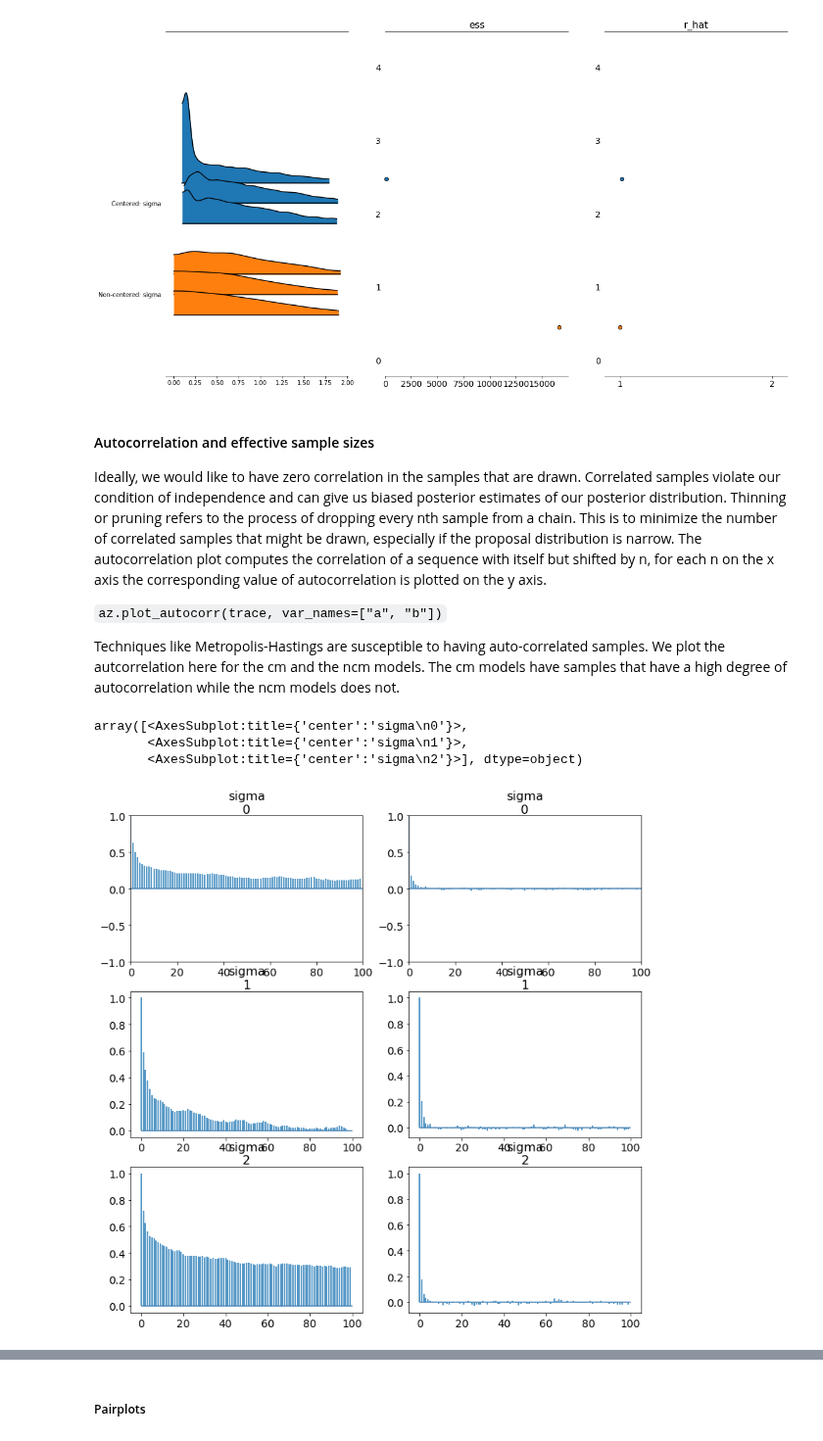
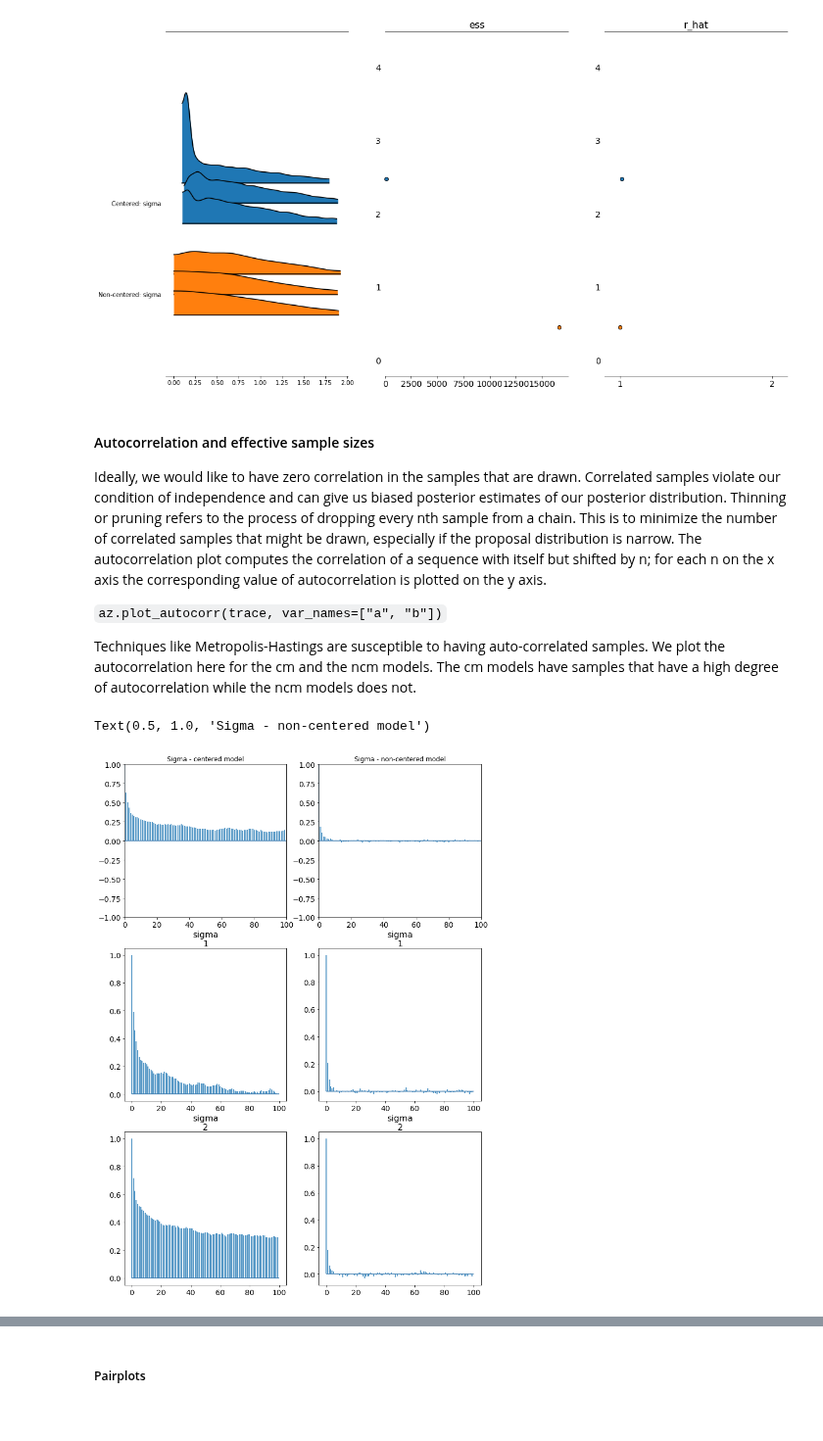
Before and after one commit to sjster/statistical_computing_book, a Jupyter notebook: mini_book/docs/Reparameterization.ipynb, the cells around one changed output, grey strips where cells are left out. Shown at 98% size. Saved outputs shown, nothing was run; the diff lists cells and outputs as text; code cells hidden in the pictures.

```diff
--- a/mini_book/docs/Reparameterization.ipynb
+++ b/mini_book/docs/Reparameterization.ipynb
@@ -258,19 +258,19 @@ array([<AxesSubplot:>, <AxesSubplot:title={'center':'ess'}>,
 #### Autocorrelation and effective sample sizes
 
 Ideally, we would like to have zero correlation in the samples that are drawn. Correlated samples violate our condition of independence and can give us biased posterior estimates of our posterior distribution.
-Thinning or pruning refers to the process of dropping every nth sample from a chain. This is to minimize the number of correlated samples that might be drawn, especially if the proposal distribution is narrow. The autocorrelation plot computes the correlation of a sequence with itself but shifted by n, for each n on the x axis the corresponding value of autocorrelation is plotted on the y axis.
+Thinning or pruning refers to the process of dropping every nth sample from a chain. This is to minimize the number of correlated samples that might be drawn, especially if the proposal distribution is narrow. The autocorrelation plot computes the correlation of a sequence with itself but shifted by n; for each n on the x axis the corresponding value of autocorrelation is plotted on the y axis.
 
 `az.plot_autocorr(trace, var_names=["a", "b"])`
 
-Techniques like Metropolis-Hastings are susceptible to having auto-correlated samples. We plot the autcorrelation here for the cm and the ncm models. The cm models have samples that have a high degree of autocorrelation while the ncm models does not.
+Techniques like Metropolis-Hastings are susceptible to having auto-correlated samples. We plot the autocorrelation here for the cm and the ncm models. The cm models have samples that have a high degree of autocorrelation while the ncm models does not.
 # %%
 fig, axs = plt.subplots(3,2)
-fig.set_size_inches(12, 12)
+fig.set_size_inches(12, 18)
 az.plot_autocorr(trace_cm, var_names=['sigma'], ax=axs[0:3,0])
 az.plot_autocorr(trace_ncm, var_names=['sigma'], ax=axs[0:3,1])
+axs[0][0].set_title('Sigma - centered model')
+axs[0][1].set_title('Sigma - non-centered model')
 # %% [output]
-array([<AxesSubplot:title={'center':'sigma\n0'}>,
-       <AxesSubplot:title={'center':'sigma\n1'}>,
-       <AxesSubplot:title={'center':'sigma\n2'}>], dtype=object)
+Text(0.5, 1.0, 'Sigma - non-centered model')
-[figure, old version]
+[figure, new version]
 # %% [markdown]
```
Also changed, not shown: parts of 5 cells of this notebook, 3 other files.
